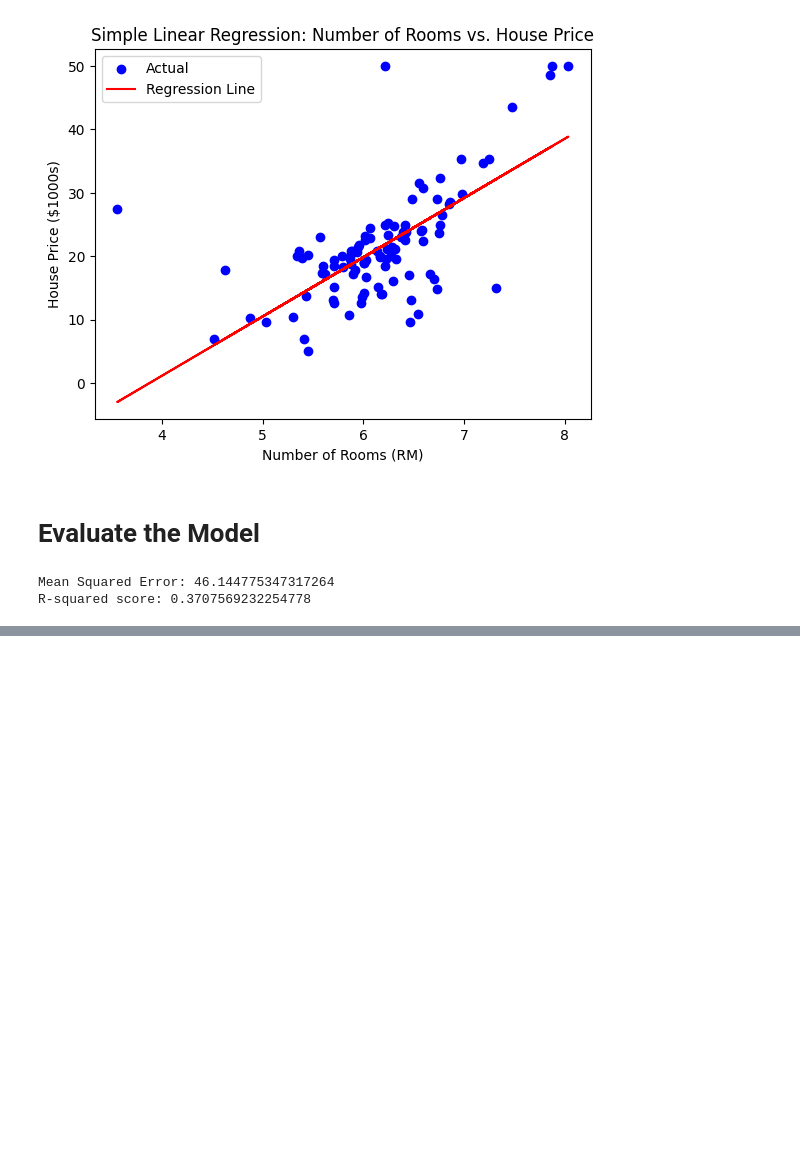
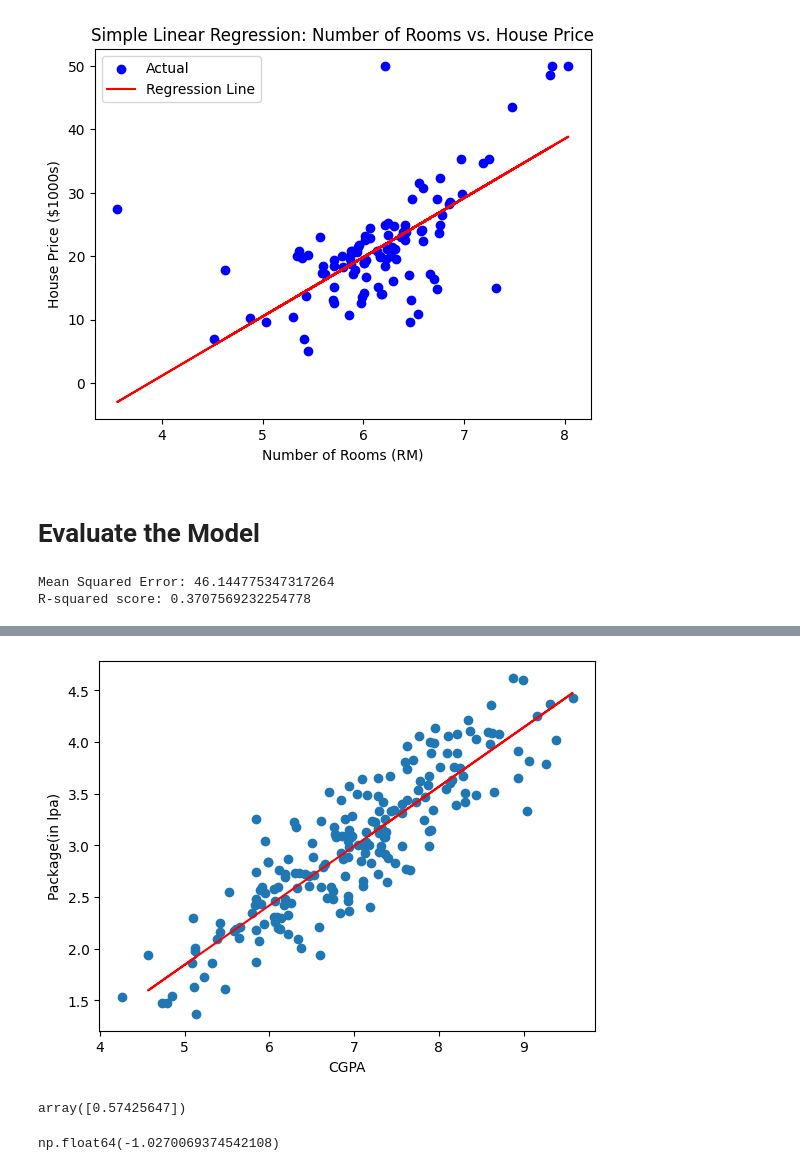
Before and after one commit to MdAshekMahmud/Machine-Learning, a Jupyter notebook: Regression/Simple_Linear_Regression.ipynb, the cells around one changed output, grey strips where cells are left out. Cells and saved outputs as stored; diff of their text form; code cells hidden in the pictures; blank space fills up the shorter version.

```diff
--- a/Regression/Simple_Linear_Regression.ipynb
+++ b/Regression/Simple_Linear_Regression.ipynb
@@ -139,0 +162,9 @@ R-squared score: 0.3707569232254778
+# %%
+X = df.iloc[:, 0:1]
+y = df.iloc[:, -1]
+# %%
+from sklearn.model_selection import train_test_split
+
+X_train, X_test, y_train, y_test = train_test_split(
+    X, y, random_state=42, test_size=0.2
+)
@@ -139,0 +180,16 @@ R-squared score: 0.3707569232254778
+# %%
+plt.scatter(df["cgpa"], df["package"])
+plt.plot(X_train, lr.predict(X_train), color="red")
+plt.xlabel("CGPA")
+plt.ylabel("Package(in lpa)")
+plt.show()
+# %% [output]
+[figure, added]
+# %%
+lr.coef_
+# %% [output]
+array([0.57425647])
+# %%
+lr.intercept_
+# %% [output]
+np.float64(-1.0270069374542108)
```
Also changed, not shown: parts of 5 cells of this notebook, 1 other file.
